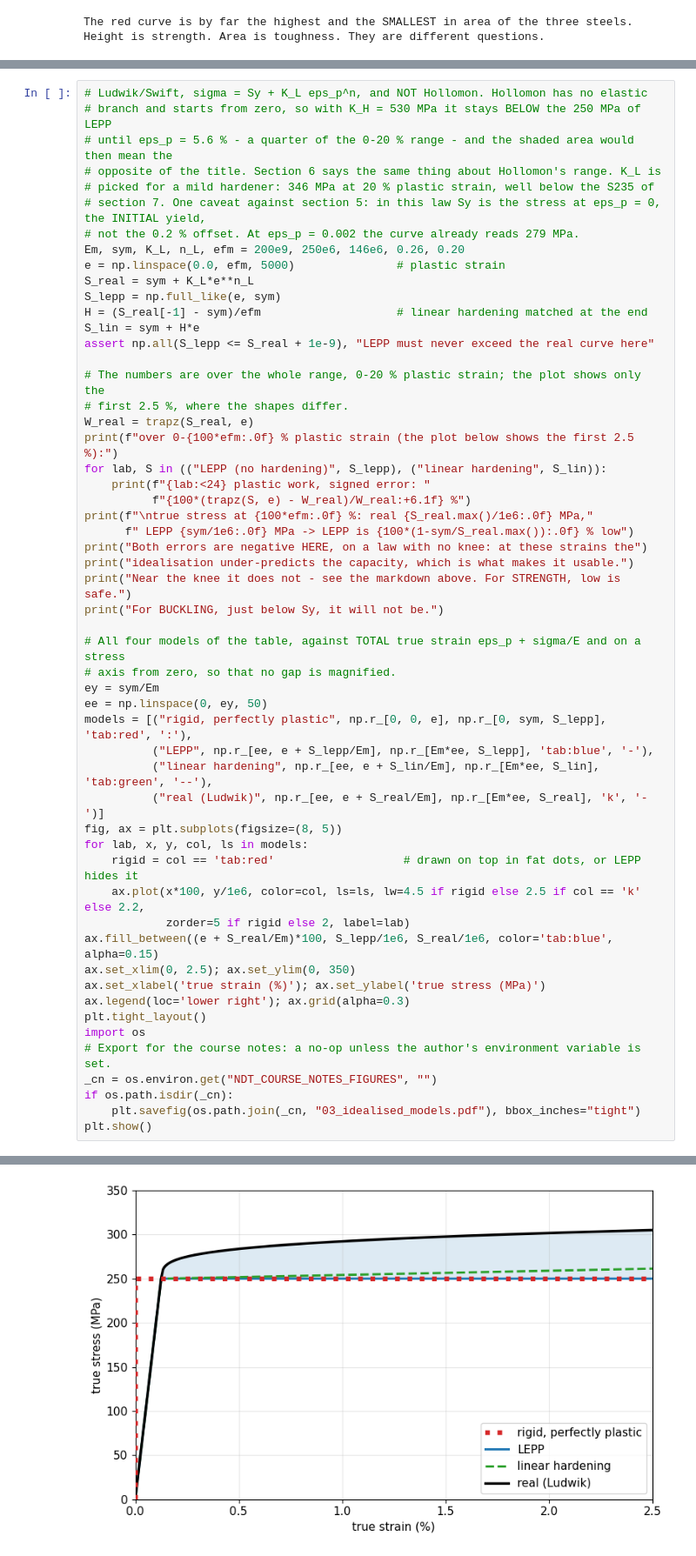
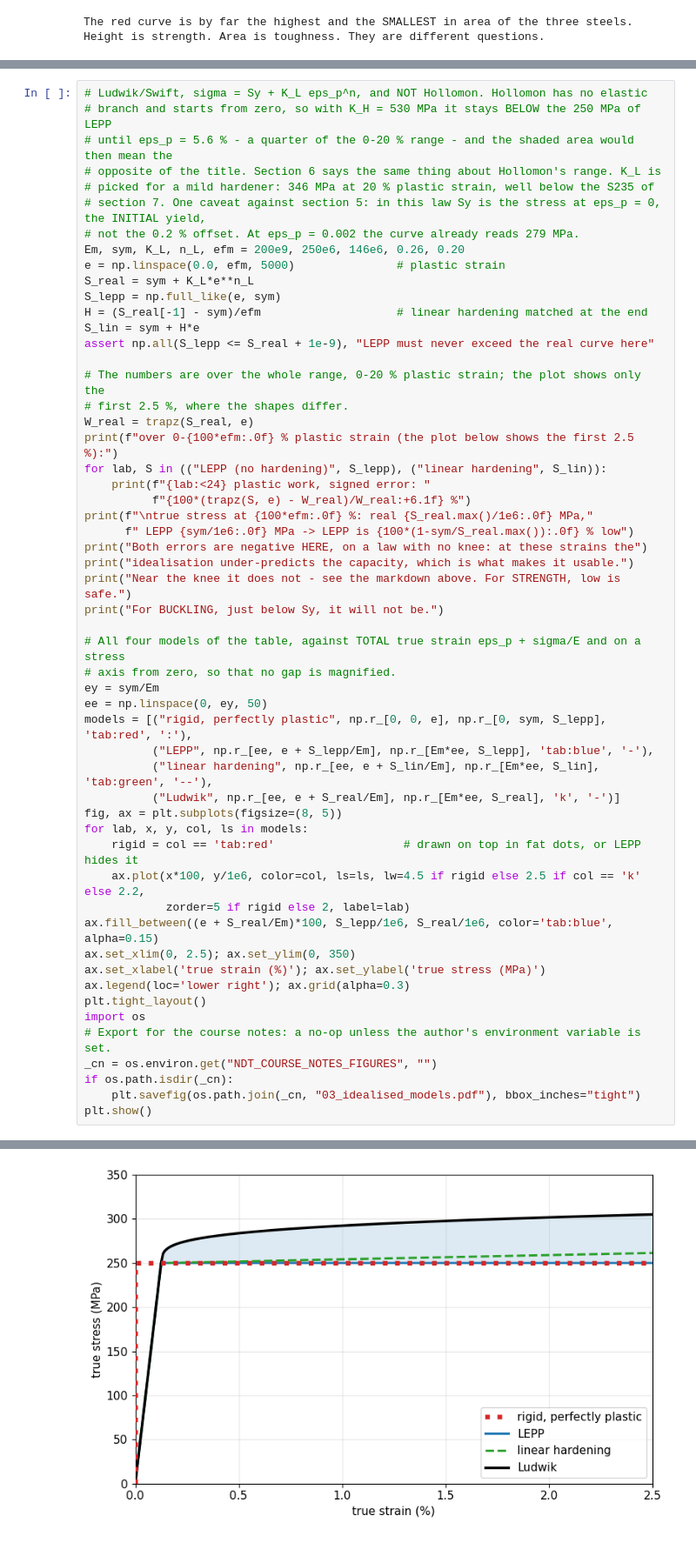
Before and after one commit to giozu/ndt-labs, a Jupyter notebook: tutoring/M2_constitutive/M2_constitutive.ipynb, the cells around one changed output, grey strips where cells are left out. Shown at 87% size. Drawn from its saved outputs; the diff is of its cells as text.

```diff
--- a/tutoring/M2_constitutive/M2_constitutive.ipynb
+++ b/tutoring/M2_constitutive/M2_constitutive.ipynb
@@ -823,35 +813,35 @@ ey = sym/Em
 ee = np.linspace(0, ey, 50)
 models = [("rigid, perfectly plastic", np.r_[0, 0, e], np.r_[0, sym, S_lepp], 'tab:red', ':'),
           ("LEPP", np.r_[ee, e + S_lepp/Em], np.r_[Em*ee, S_lepp], 'tab:blue', '-'),
           ("linear hardening", np.r_[ee, e + S_lin/Em], np.r_[Em*ee, S_lin], 'tab:green', '--'),
-          ("real (Ludwik)", np.r_[ee, e + S_real/Em], np.r_[Em*ee, S_real], 'k', '-')]
+          ("Ludwik", np.r_[ee, e + S_real/Em], np.r_[Em*ee, S_real], 'k', '-')]
 fig, ax = plt.subplots(figsize=(8, 5))
 for lab, x, y, col, ls in models:
     rigid = col == 'tab:red'                   # drawn on top in fat dots, or LEPP hides it
     ax.plot(x*100, y/1e6, color=col, ls=ls, lw=4.5 if rigid else 2.5 if col == 'k' else 2.2,
             zorder=5 if rigid else 2, label=lab)
 ax.fill_between((e + S_real/Em)*100, S_lepp/1e6, S_real/1e6, color='tab:blue', alpha=0.15)
 ax.set_xlim(0, 2.5); ax.set_ylim(0, 350)
 ax.set_xlabel('true strain (%)'); ax.set_ylabel('true stress (MPa)')
 ax.legend(loc='lower right'); ax.grid(alpha=0.3)
 plt.tight_layout()
 import os
 # Export for the course notes: a no-op unless the author's environment variable is set.
 _cn = os.environ.get("NDT_COURSE_NOTES_FIGURES", "")
 if os.path.isdir(_cn):
     plt.savefig(os.path.join(_cn, "03_idealised_models.pdf"), bbox_inches="tight")
 plt.show()
 # %% [output]
 over 0-20 % plastic strain (the plot below shows the first 2.5 %):
 LEPP (no hardening)      plastic work, signed error:  -23.4 %
 linear hardening         plastic work, signed error:   -8.6 %
 
 true stress at 20 %: real 346 MPa, LEPP 250 MPa -> LEPP is 28 % low
 Both errors are negative HERE, on a law with no knee: at these strains the
 idealisation under-predicts the capacity, which is what makes it usable.
 Near the knee it does not - see the markdown above. For STRENGTH, low is safe.
 For BUCKLING, just below Sy, it will not be.
-[figure, old version]
+[figure, new version]
 # %% [markdown]
 ---
 ## 9. Two limits of the tensile test
```
Also changed, not shown: parts of 14 cells of this notebook, 2 other files.
